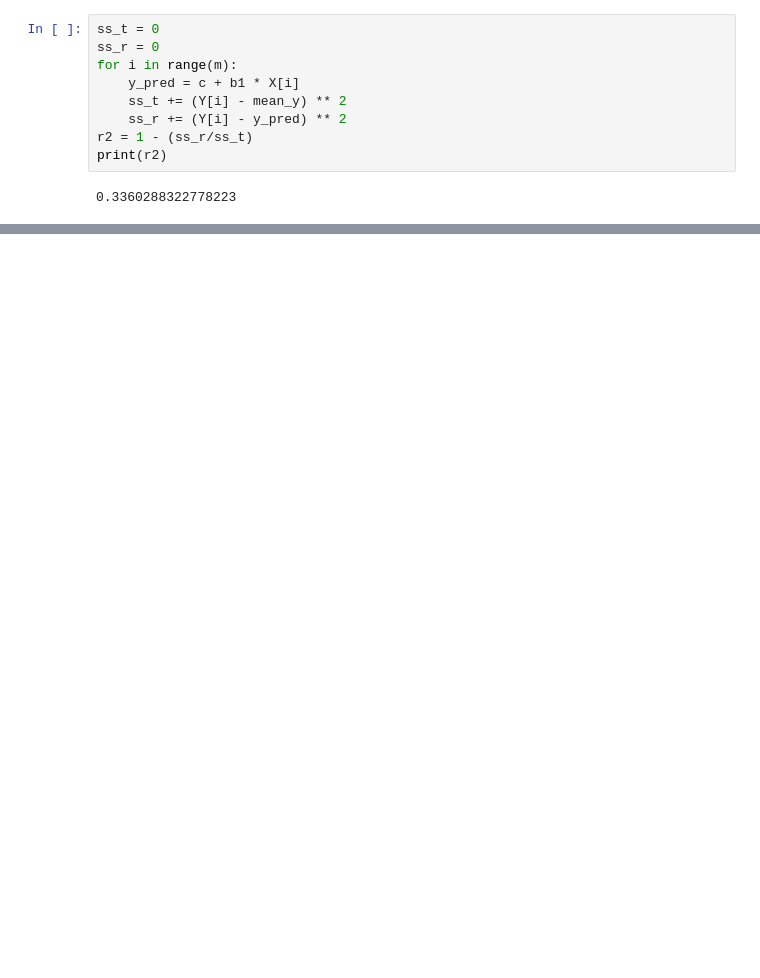
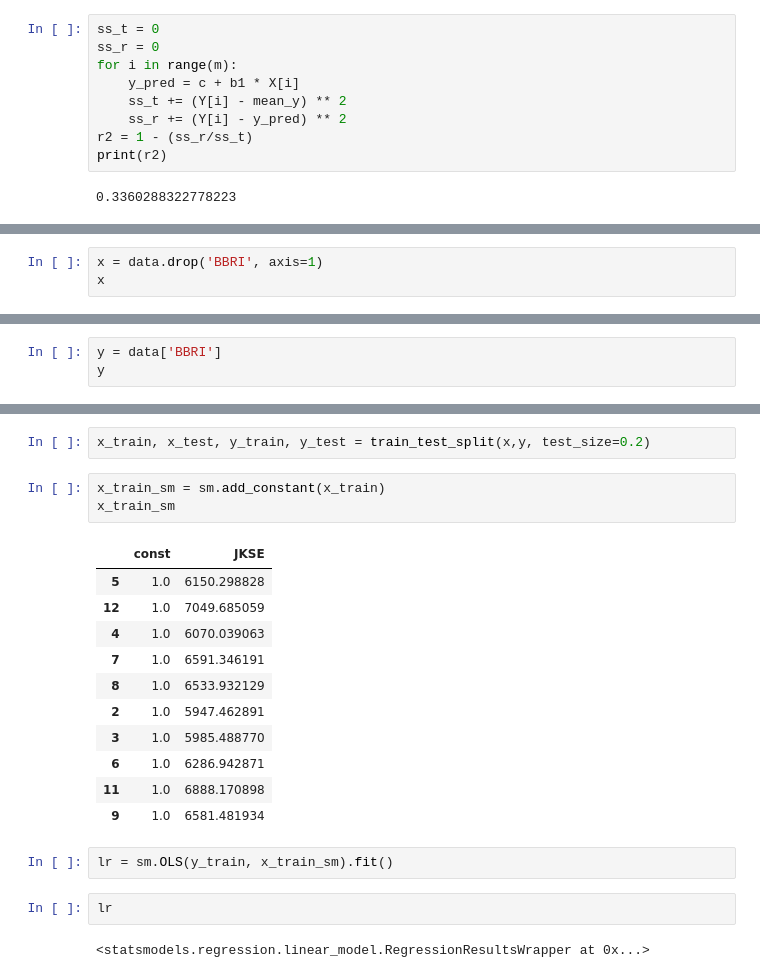
Before and after one commit to mmsssaaaa/Big-Data-Analytics, a Jupyter notebook: linear-regression-bbri-ok.ipynb, the cells around one changed output, grey strips where cells are left out. Drawn from its saved outputs; the diff is of its cells as text; blank space fills up the shorter version.

Commit message:
Kaggle Notebook | Linear Regression BBRI 2021 | Version 3

```diff
--- a/linear-regression-bbri-ok.ipynb
+++ b/linear-regression-bbri-ok.ipynb
@@ -251,0 +267,3 @@ print(r2)
+# %%
+x = data.drop('BBRI', axis=1)
+x
@@ -251,0 +285,3 @@ print(r2)
+# %%
+y = data['BBRI']
+y
@@ -251,0 +303,23 @@ print(r2)
+# %%
+x_train, x_test, y_train, y_test = train_test_split(x,y, test_size=0.2)
+# %%
+x_train_sm = sm.add_constant(x_train)
+x_train_sm
+# %% [output]
+|  | const | JKSE |
+| 5 | 1.0 | 6150.298828 |
+| 12 | 1.0 | 7049.685059 |
+| 4 | 1.0 | 6070.039063 |
+| 7 | 1.0 | 6591.346191 |
+| 8 | 1.0 | 6533.932129 |
+| 2 | 1.0 | 5947.462891 |
+| 3 | 1.0 | 5985.488770 |
+| 6 | 1.0 | 6286.942871 |
+| 11 | 1.0 | 6888.170898 |
+| 9 | 1.0 | 6581.481934 |
+# %%
+lr = sm.OLS(y_train, x_train_sm).fit()
+# %%
+lr
+# %% [output]
+<statsmodels.regression.linear_model.RegressionResultsWrapper at 0x...>
```
Also changed, not shown: parts of 15 cells of this notebook.
